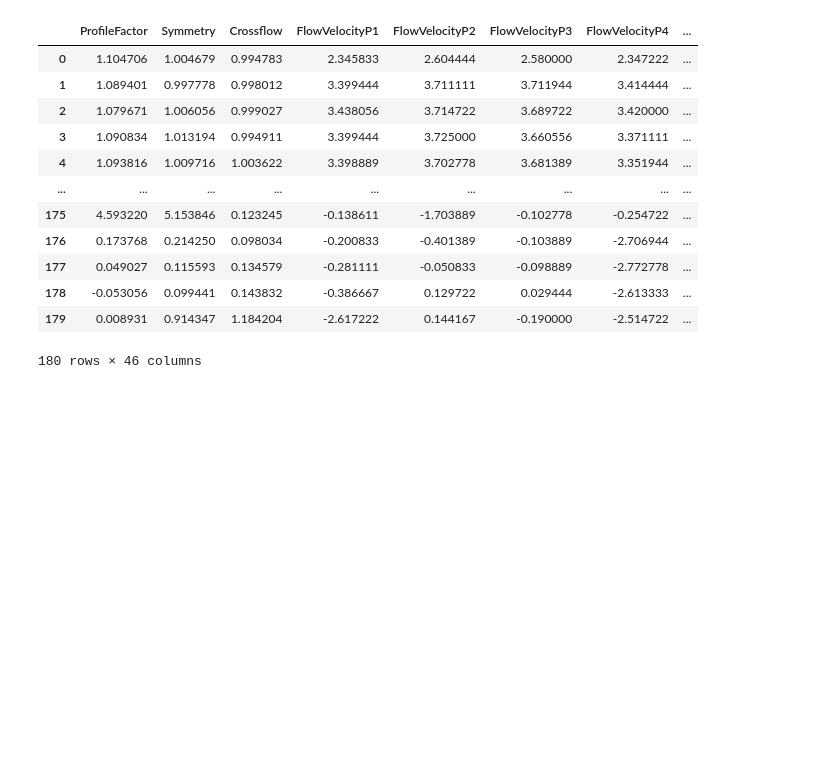
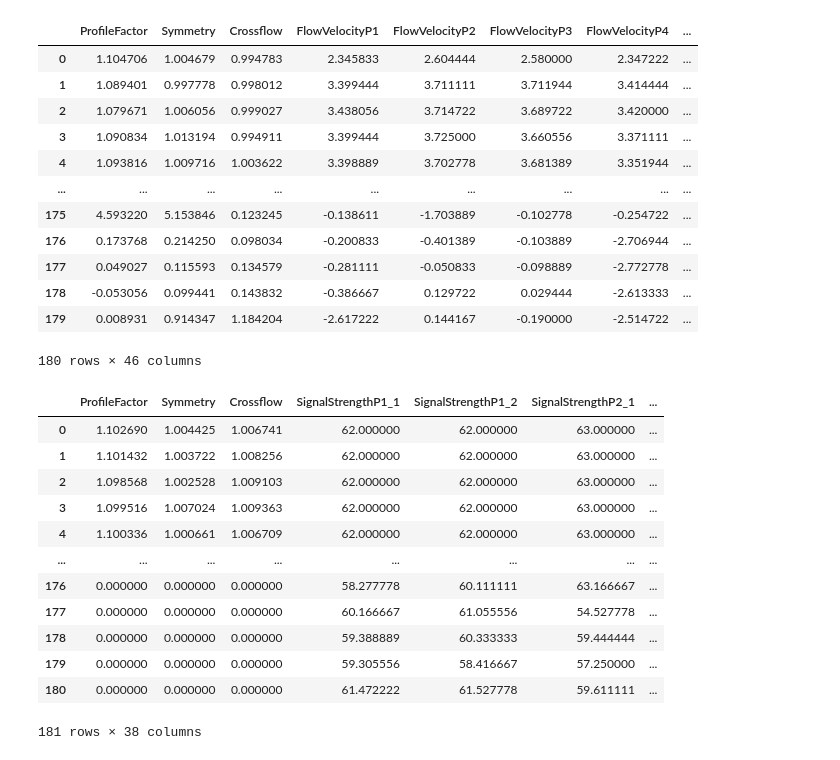
Before and after one commit to davidhgh/csc3005-AE, a Jupyter notebook: 3005_project.ipynb, the cells around one changed output. Drawn from its saved outputs; the diff is of its cells as text; code cells hidden in the pictures; blank space fills up the shorter version.

```diff
--- a/3005_project.ipynb
+++ b/3005_project.ipynb
@@ -210,3 +210,20 @@ dataD
 | 178 | -0.053056 | 0.099441 | 0.143832 | -0.386667 | 0.129722 | 0.029444 | -2.613333 | ... |
 | 179 | 0.008931 | 0.914347 | 1.184204 | -2.617222 | 0.144167 | -0.190000 | -2.514722 | ... |
 180 rows × 46 columns
+# %%
+dataC = dataC.drop(['FlowVelocityP1', 'FlowVelocityP2','FlowVelocityP3','FlowVelocityP4', 'SoundSpeedP1', 'SoundSpeedP2','SoundSpeedP3','SoundSpeedP4'], axis=1)
+dataC
+# %% [output]
+|  | ProfileFactor | Symmetry | Crossflow | SignalStrengthP1_1 | SignalStrengthP1_2 | SignalStrengthP2_1 | ... |
+| 0 | 1.102690 | 1.004425 | 1.006741 | 62.000000 | 62.000000 | 63.000000 | ... |
+| 1 | 1.101432 | 1.003722 | 1.008256 | 62.000000 | 62.000000 | 63.000000 | ... |
+| 2 | 1.098568 | 1.002528 | 1.009103 | 62.000000 | 62.000000 | 63.000000 | ... |
+| 3 | 1.099516 | 1.007024 | 1.009363 | 62.000000 | 62.000000 | 63.000000 | ... |
+| 4 | 1.100336 | 1.000661 | 1.006709 | 62.000000 | 62.000000 | 63.000000 | ... |
+| ... | ... | ... | ... | ... | ... | ... | ... |
+| 176 | 0.000000 | 0.000000 | 0.000000 | 58.277778 | 60.111111 | 63.166667 | ... |
+| 177 | 0.000000 | 0.000000 | 0.000000 | 60.166667 | 61.055556 | 54.527778 | ... |
+| 178 | 0.000000 | 0.000000 | 0.000000 | 59.388889 | 60.333333 | 59.444444 | ... |
+| 179 | 0.000000 | 0.000000 | 0.000000 | 59.305556 | 58.416667 | 57.250000 | ... |
+| 180 | 0.000000 | 0.000000 | 0.000000 | 61.472222 | 61.527778 | 59.611111 | ... |
+181 rows × 38 columns
```
Also changed, not shown: parts of 3 cells of this notebook.
